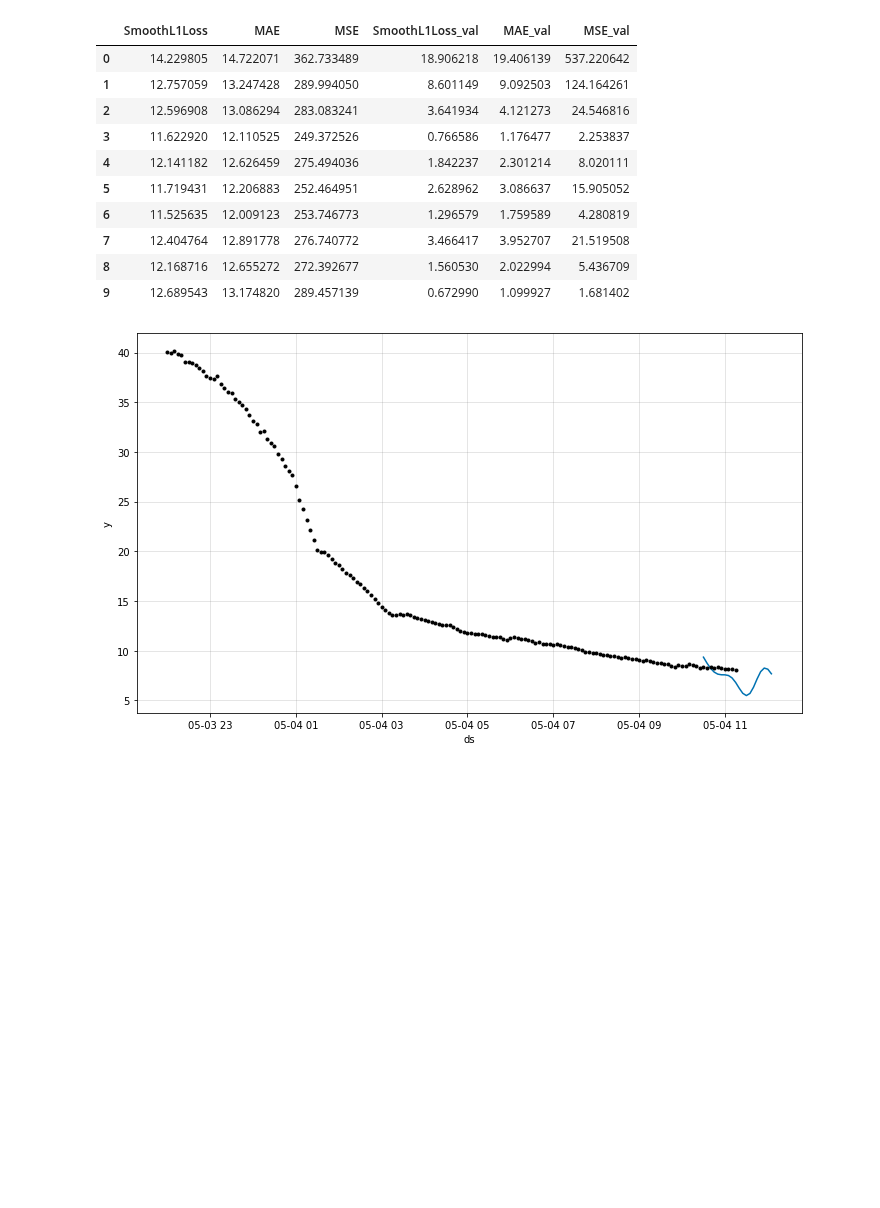
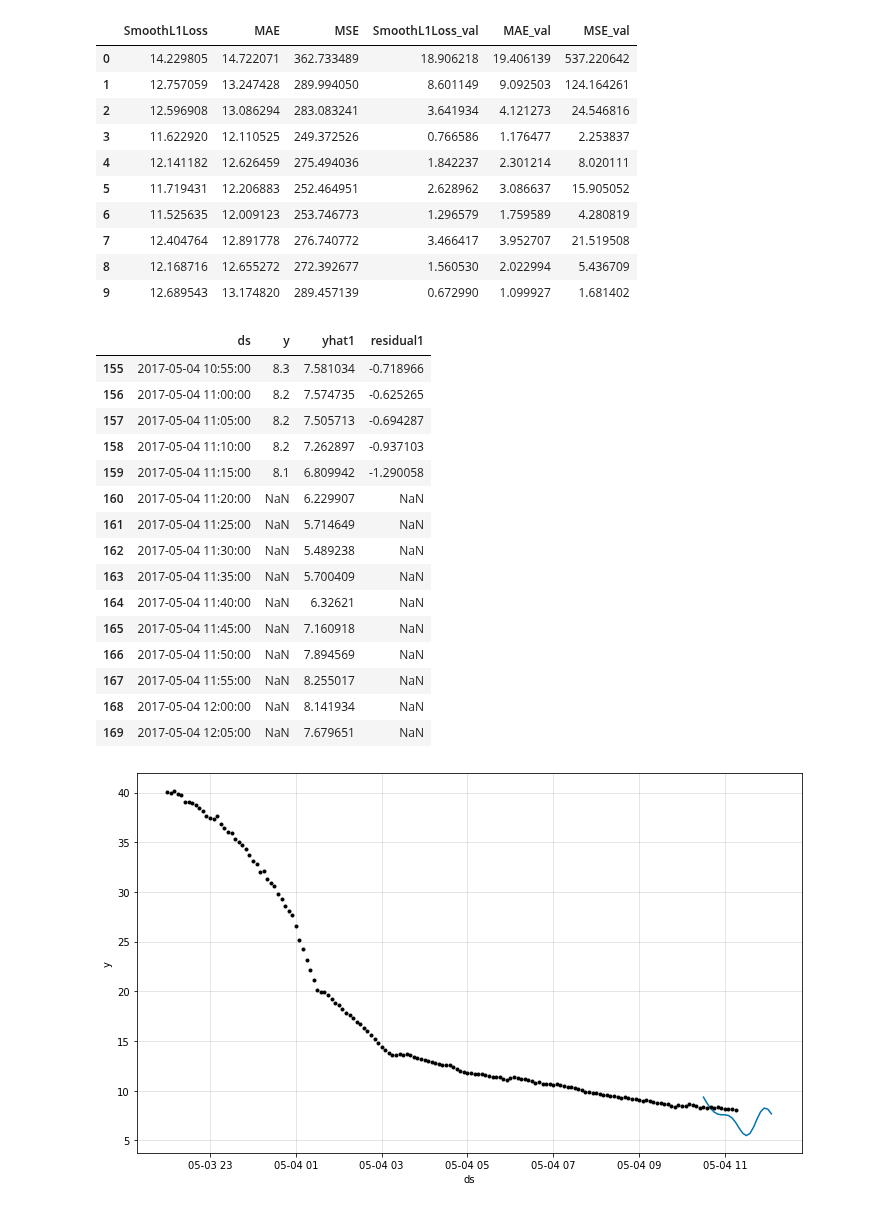
Before and after one commit to neuralprophet/neural_prophet_lightning, a Jupyter notebook: example_notebooks/NBeats_example.ipynb, the cells around one changed output. Drawn from its saved outputs; the diff is of its cells as text; code cells hidden in the pictures; blank space fills up the shorter version.

```diff
--- a/example_notebooks/NBeats_example.ipynb
+++ b/example_notebooks/NBeats_example.ipynb
@@ -61,6 +61,25 @@ TPU available: False, using: 0 TPU cores
 future = m.make_future_dataframe(df, freq, periods=10, n_historic_predictions=10)
 # %%
 forecast = m.predict(future)
+# %%
+forecast.iloc[-15:]
+# %% [output]
+|  | ds | y | yhat1 | residual1 |
+| 155 | 2017-05-04 10:55:00 | 8.3 | 7.581034 | -0.718966 |
+| 156 | 2017-05-04 11:00:00 | 8.2 | 7.574735 | -0.625265 |
+| 157 | 2017-05-04 11:05:00 | 8.2 | 7.505713 | -0.694287 |
+| 158 | 2017-05-04 11:10:00 | 8.2 | 7.262897 | -0.937103 |
+| 159 | 2017-05-04 11:15:00 | 8.1 | 6.809942 | -1.290058 |
+| 160 | 2017-05-04 11:20:00 | NaN | 6.229907 | NaN |
+| 161 | 2017-05-04 11:25:00 | NaN | 5.714649 | NaN |
+| 162 | 2017-05-04 11:30:00 | NaN | 5.489238 | NaN |
+| 163 | 2017-05-04 11:35:00 | NaN | 5.700409 | NaN |
+| 164 | 2017-05-04 11:40:00 | NaN | 6.32621 | NaN |
+| 165 | 2017-05-04 11:45:00 | NaN | 7.160918 | NaN |
+| 166 | 2017-05-04 11:50:00 | NaN | 7.894569 | NaN |
+| 167 | 2017-05-04 11:55:00 | NaN | 8.255017 | NaN |
+| 168 | 2017-05-04 12:00:00 | NaN | 8.141934 | NaN |
+| 169 | 2017-05-04 12:05:00 | NaN | 7.679651 | NaN |
 # %%
 f = m.plot(forecast)
 # %% [output]
```
Also changed, not shown: parts of 1 cell of this notebook, 5 other files.
